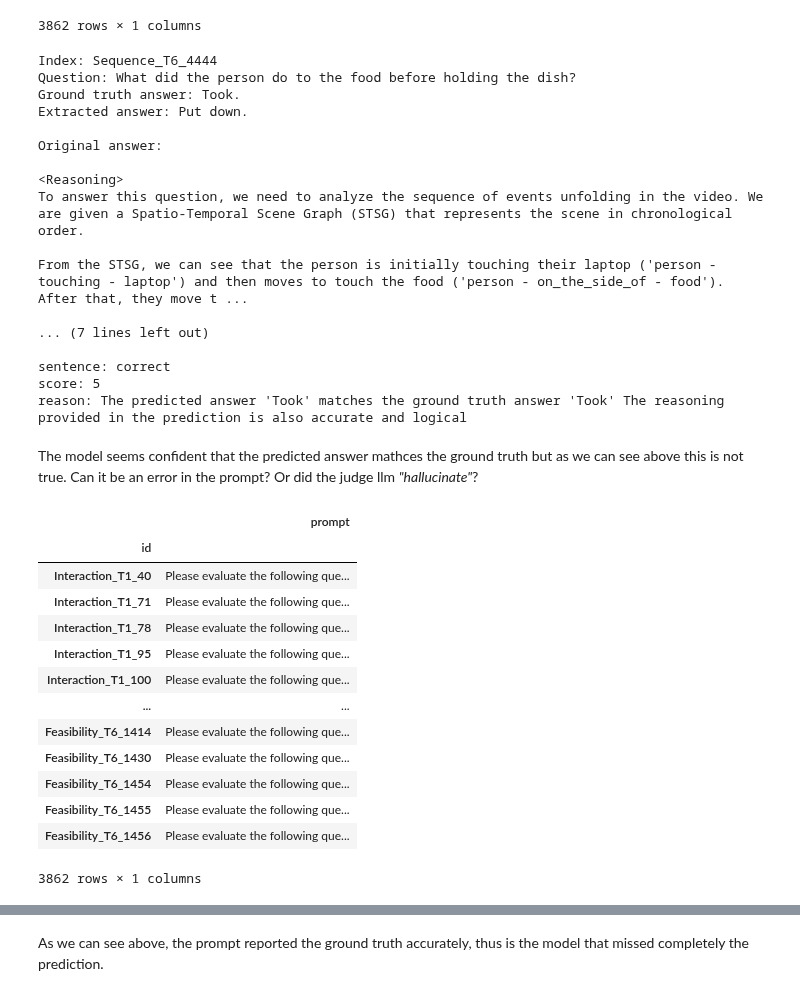
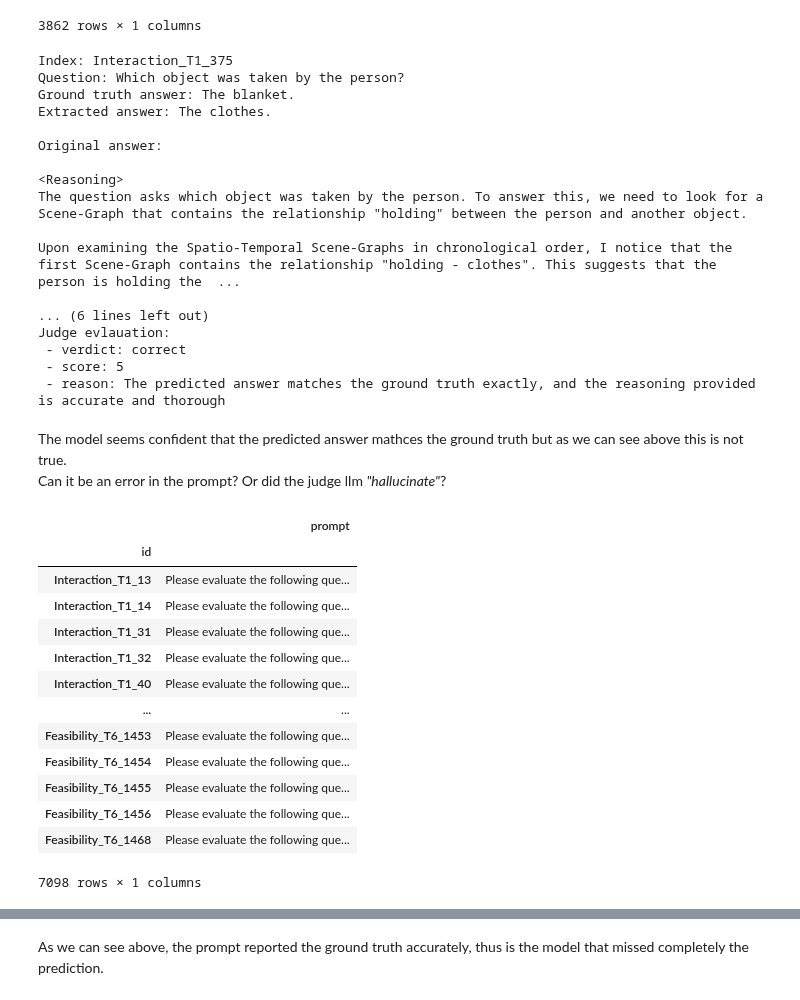
Before and after one commit to FabioLusha/video-neurosymbolic, a Jupyter notebook: star_code/experiments/resp_analysis7_llama8b_as_judge.ipynb, the cells around one changed output, grey strips where cells are left out. Cells and saved outputs as stored; diff of their text form; code cells hidden in the pictures.

Commit message:
Continue analysis on LLM as a judge

```diff
--- a/star_code/experiments/resp_analysis7_llama8b_as_judge.ipynb
+++ b/star_code/experiments/resp_analysis7_llama8b_as_judge.ipynb
@@ -197,61 +194,63 @@ extracted_ans_df
 | Feasibility_T6_1456 | Open the closet/cabinet. |
 3862 rows × 1 columns
 # %%
-idx = random.choice(judged_correct_mask[judged_correct_mask].index)
+idx = 'Interaction_T1_375'
+
 
 print(f"Index: {idx}")
 print(f"Question: {gt_df.loc[idx]['question']}")
 print(f"Ground truth answer: {gt_df.loc[idx]['text']}")
 print(f"Extracted answer: {extracted_ans_df.loc[idx]['text']}")
 print(f"\nOriginal answer:\n\n{original_pred_df.loc[idx]['response']}")
-print(f"\nJudge sentence:\n\n"
-      f"sentence: {judge_pred_df.loc[idx]['pred']}\n"
-      f"score: {judge_pred_df.loc[idx]['score']}\n"
-      f"reason: {judge_pred_df.loc[idx]['reason']}\n")
+print(f"\nJudge evlauation:\n"
+      f" - verdict: {judge_pred_df.loc[idx]['pred']}\n"
+      f" - score: {judge_pred_df.loc[idx]['score']}\n"
+      f" - reason: {judge_pred_df.loc[idx]['reason']}\n")
 # %% [output]
-Index: Sequence_T6_4444
-Question: What did the person do to the food before holding the dish?
-Ground truth answer: Took.
-Extracted answer: Put down.
+Index: Interaction_T1_375
+Question: Which object was taken by the person?
+Ground truth answer: The blanket.
+Extracted answer: The clothes.
 
 Original answer:
 
 <Reasoning>
-To answer this question, we need to analyze the sequence of events unfolding in the video. We are given a Spatio-Temporal Scene Graph (STSG) that represents the scene in chronological order.
+The question asks which object was taken by the person. To answer this, we need to look for a Scene-Graph that contains the relationship "holding" between the person and another object.
 
-From the STSG, we can see that the person is initially touching their laptop ('person - touching - laptop') and then moves to touch the food ('person - on_the_side_of - food'). After that, they move t ...
+Upon examining the Spatio-Temporal Scene-Graphs in chronological order, I notice that the first Scene-Graph contains the relationship "holding - clothes". This suggests that the person is holding the  ...
 
-... (7 lines left out)
-
-sentence: correct
-score: 5
-reason: The predicted answer 'Took' matches the ground truth answer 'Took' The reasoning provided in the prediction is also accurate and logical
+... (6 lines left out)
+Judge evlauation:
+ - verdict: correct
+ - score: 5
+ - reason: The predicted answer matches the ground truth exactly, and the reasoning provided is accurate and thorough
 # %% [markdown]
-The model seems confident that the predicted answer mathces the ground truth but as we can see above this is not true. Can it be an error in the prompt? Or did the judge llm *"hallucinate"*?
+The model seems confident that the predicted answer mathces the ground truth but as we can see above this is not true.
+Can it be an error in the prompt? Or did the judge llm *"hallucinate"*?
 # %%
 prompts = []
-with open('../data/wrong_prompts.jsonl') as f:
+with open('../data/llama3b_judged_prompts.jsonl') as f:
     prompts = [json.loads(line) for line in f.readlines()]
 
 prompts_df = pd.DataFrame(prompts)
 prompts_df.rename(columns={'qid': 'id'}, inplace=True)
 prompts_df.set_index('id', inplace=True)
 prompts_df
 # %% [output]
 |  | prompt |
 | id |  |
+| Interaction_T1_13 | Please evaluate the following que... |
+| Interaction_T1_14 | Please evaluate the following que... |
+| Interaction_T1_31 | Please evaluate the following que... |
+| Interaction_T1_32 | Please evaluate the following que... |
 | Interaction_T1_40 | Please evaluate the following que... |
-| Interaction_T1_71 | Please evaluate the following que... |
-| Interaction_T1_78 | Please evaluate the following que... |
-| Interaction_T1_95 | Please evaluate the following que... |
-| Interaction_T1_100 | Please evaluate the following que... |
 | ... | ... |
-| Feasibility_T6_1414 | Please evaluate the following que... |
-| Feasibility_T6_1430 | Please evaluate the following que... |
+| Feasibility_T6_1453 | Please evaluate the following que... |
 | Feasibility_T6_1454 | Please evaluate the following que... |
 | Feasibility_T6_1455 | Please evaluate the following que... |
 | Feasibility_T6_1456 | Please evaluate the following que... |
+| Feasibility_T6_1468 | Please evaluate the following que... |
-3862 rows × 1 columns
+7098 rows × 1 columns
 # %%
 print(prompts_df.loc[idx]['prompt'])
 # %% [output]
```
Also changed, not shown: parts of 44 cells of this notebook, 1 other file.
